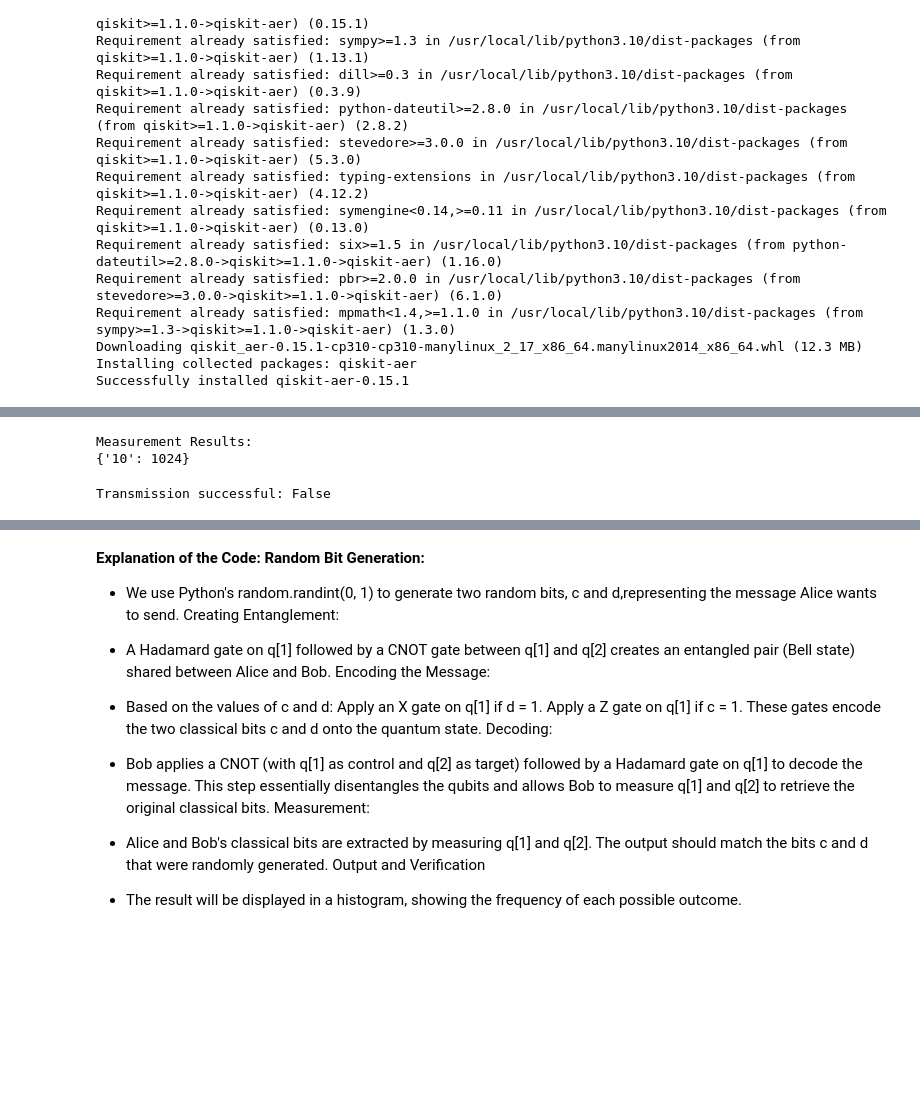
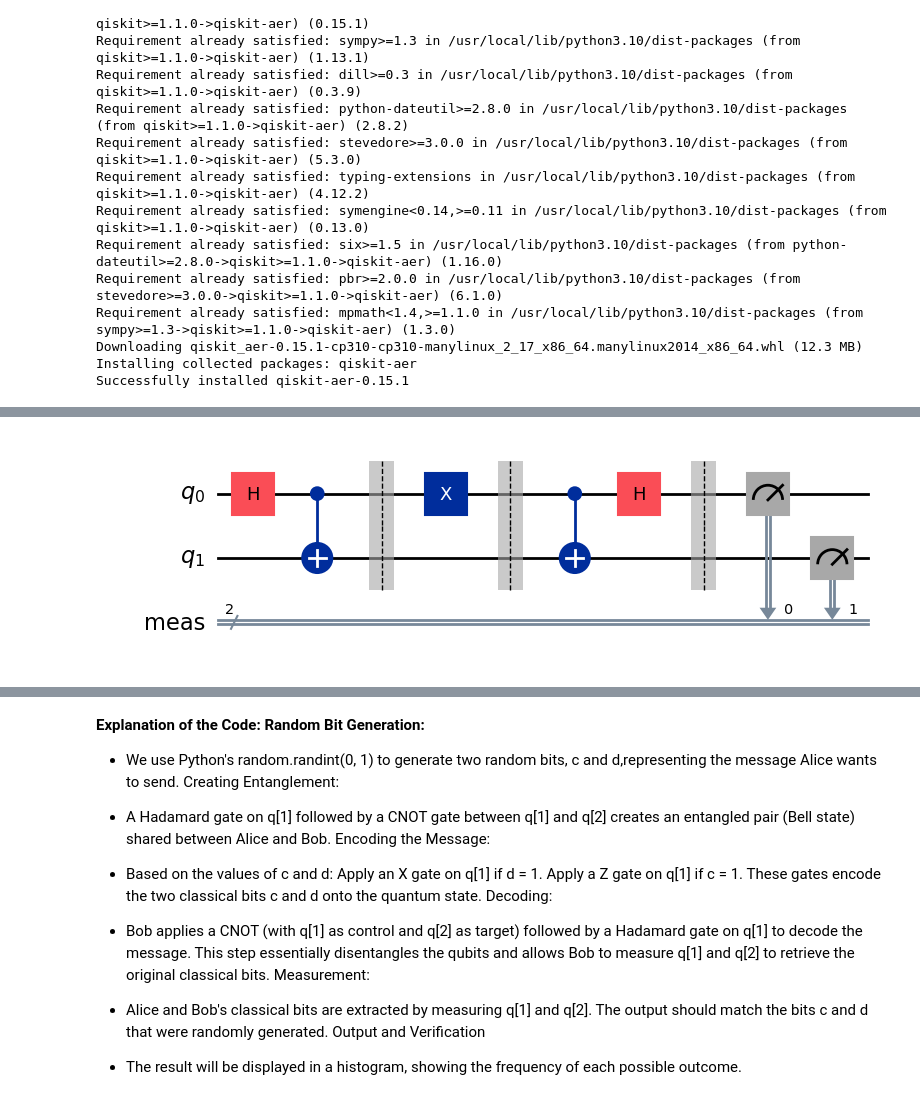
Before and after one commit to dandamudi-geeta/Quantum-Computing, a Jupyter notebook: 2348512_QC(Lab6).ipynb, the cells around one changed output, grey strips where cells are left out. Drawn from its saved outputs; the diff is of its cells as text; code cells hidden in the pictures; blank space fills up the shorter version.

```diff
--- a/2348512_QC(Lab6).ipynb
+++ b/2348512_QC(Lab6).ipynb
@@ -132,16 +63,26 @@ result = job.result()
-# %%
-# Get and plot the result counts
-counts = result.get_counts()
-print("Measurement Results:")
-print(counts)
-plot_histogram(counts)
-plt.show()
-# %% [output]
-Measurement Results:
-{'10': 1024}
-# %%
-# Check if the measurement matches the random bits generated (c, d)
-correct_transmission = counts.get(f'{c}{d}', 0) > 0
-print(f"Transmission successful: {correct_transmission}")
-# %% [output]
-Transmission successful: False
+# %%
+c = "1"
+d = "0"
+# %%
+protocol  = QuantumCircuit(2)
+
+#Prepating the ebit for superdense coding
+protocol.h(0)
+protocol.cx(0,1)
+protocol.barrier()
+
+#Alice's operations
+if d=="1":
+    protocol.z(0)
+if c=="1":
+    protocol.x(0)
+protocol.barrier()
+
+#Bob's actions
+protocol.cx(0,1)
+protocol.h(0)
+protocol.measure_all()
+
+display(protocol.draw("mpl"))
+# %% [output]
+[figure, added]
```
Also changed, not shown: parts of 23 cells of this notebook.
